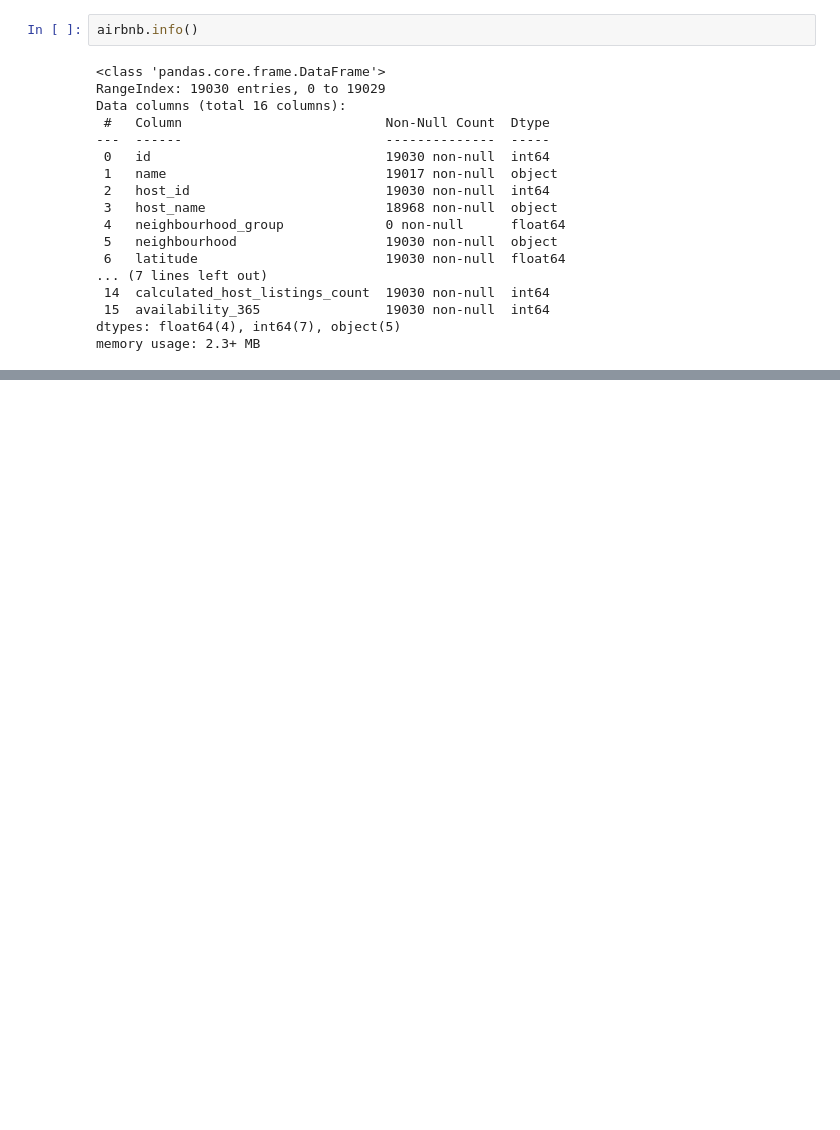
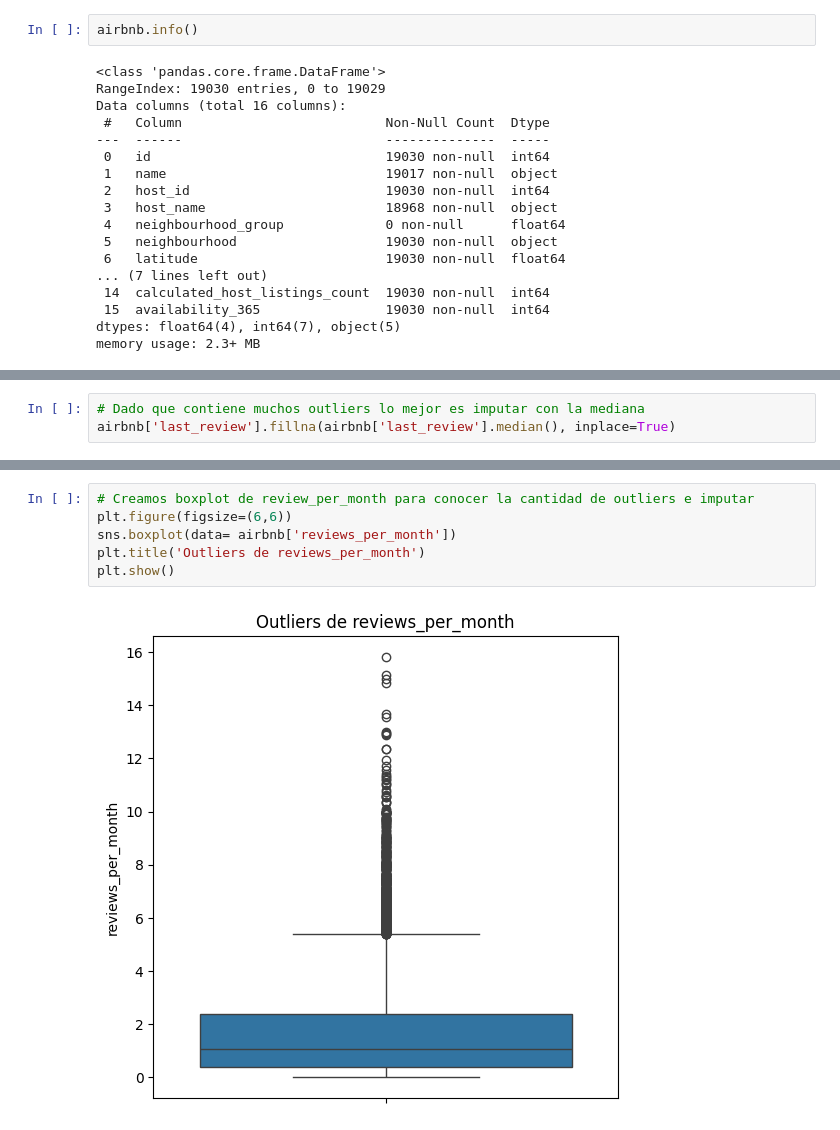
Before and after one commit to eduardopalomolalove/analisis-datos, a Jupyter notebook: airbnb.ipynb, the cells around one changed output, grey strips where cells are left out. Saved outputs shown, nothing was run; the diff lists cells and outputs as text; blank space fills up the shorter version.

```diff
--- a/airbnb.ipynb
+++ b/airbnb.ipynb
@@ -36,0 +119,3 @@ airbnb.head()
+# %%
+# Dado que contiene muchos outliers lo mejor es imputar con la mediana
+airbnb['last_review'].fillna(airbnb['last_review'].median(), inplace=True)
@@ -36,0 +149,8 @@ airbnb.head()
+# %%
+# Creamos boxplot de review_per_month para conocer la cantidad de outliers e imputar
+plt.figure(figsize=(6,6))
+sns.boxplot(data= airbnb['reviews_per_month'])
+plt.title('Outliers de reviews_per_month')
+plt.show()
+# %% [output]
+[figure, added]
```
Also changed, not shown: parts of 71 cells of this notebook, 3 other files.
